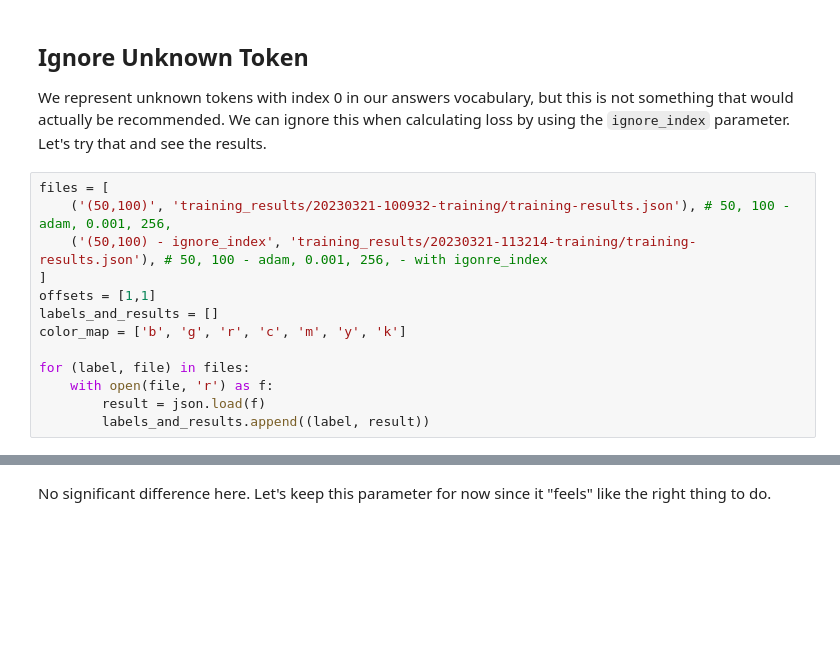
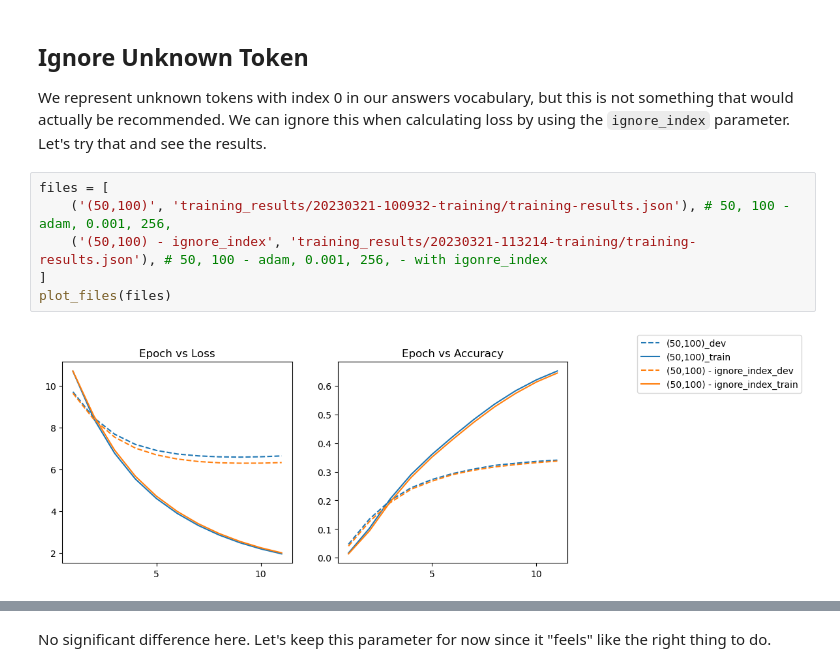
Before and after one commit to spennington/feyer, a Jupyter notebook: 10_model_analysis.ipynb, the cells around one changed output, grey strips where cells are left out. Cells and saved outputs as stored; diff of their text form; blank space fills up the shorter version.

```diff
--- a/10_model_analysis.ipynb
+++ b/10_model_analysis.ipynb
@@ -65,13 +59,8 @@ We represent unknown tokens with index 0 in our answers vocabulary, but this is
 # %%
 files = [
     ('(50,100)', 'training_results/20230321-100932-training/training-results.json'), # 50, 100 - adam, 0.001, 256,
     ('(50,100) - ignore_index', 'training_results/20230321-113214-training/training-results.json'), # 50, 100 - adam, 0.001, 256, - with igonre_index
 ]
-offsets = [1,1]
-labels_and_results = []
-color_map = ['b', 'g', 'r', 'c', 'm', 'y', 'k']
-
-for (label, file) in files:
-    with open(file, 'r') as f:
-        result = json.load(f)
-        labels_and_results.append((label, result))
+plot_files(files)
+# %% [output]
+[figure, added]
```
Also changed, not shown: parts of 15 cells of this notebook.
